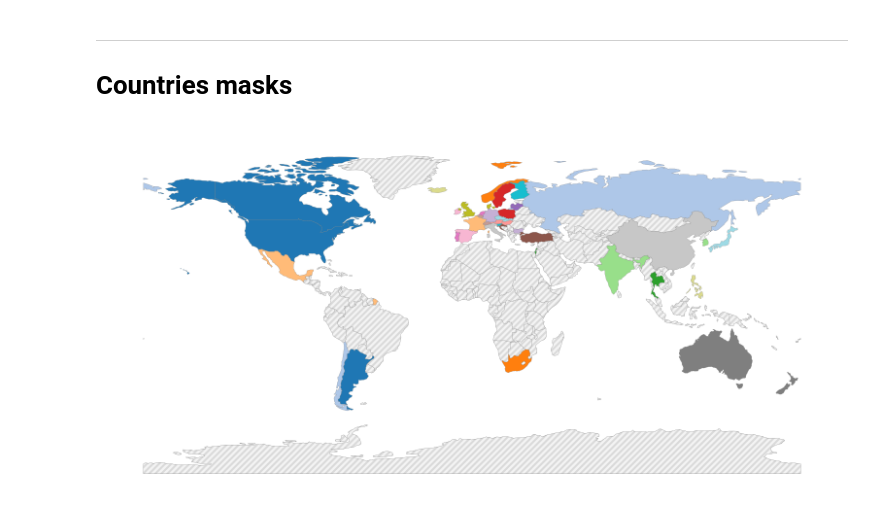
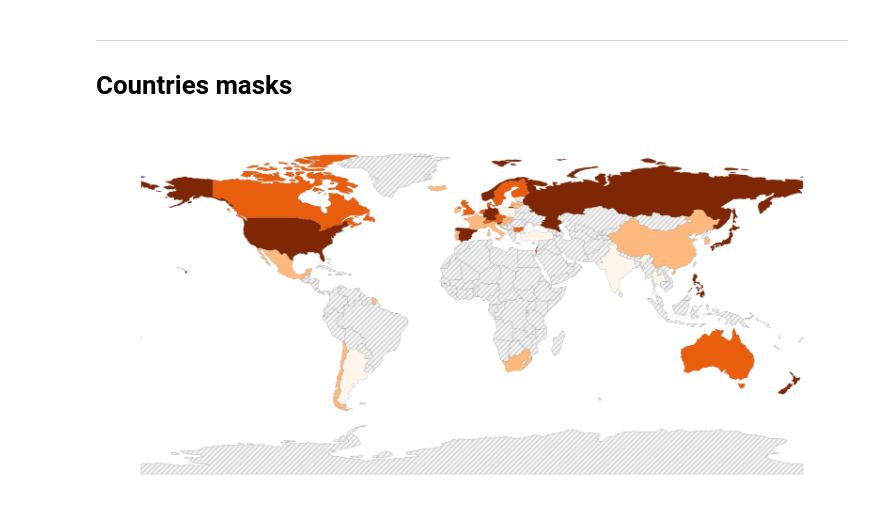
Before and after one commit to EdoardoTronconi/TesiMagistrale, a Jupyter notebook: Notebooks/LoadData.ipynb, the cells around one changed output. Drawn from its saved outputs; the diff is of its cells as text; code cells hidden in the pictures.

Commit message:
Retrained tensorflow model - added mixed effect linear model - added some figures

```diff
--- a/Notebooks/LoadData.ipynb
+++ b/Notebooks/LoadData.ipynb
@@ -1172,23 +1174,27 @@ c_names = {
     "Turkey" : "Turkiye",
 }
 worldmap.index = worldmap.index.map(lambda c: c if c not in c_names else c_names[c])
-
+data_issp = pd.read_pickle("../Processed_Data/questionnaires/issp_questionnaires_common.pickle")
 for year in [1993,2000,2010,2020]:
     worldmap[f"in_issp_{year}"] = worldmap.index.map(lambda c: c in data_issp.query("Year == @year").index.get_level_values("Country"))
+# %%
+worldmap["num"] = worldmap.drop(columns="geometry").sum(axis=1).astype(int)
 # %%
 import matplotlib.pyplot as plt
 
 plt.rcParams.update({'figure.dpi' : 300,
                      'mathtext.fontset' : 'stix',
                      'font.family' : 'STIXGeneral'
                     })
 
 fig, ax = plt.subplots()
-worldmap.query("in_issp_1993 == True or in_issp_2000 == True or in_issp_2010 == True or in_issp_2020 == True").plot(cmap="tab20", edgecolor="grey", linewidth=0.1, ax=ax)
+worldmap.query("in_issp_1993 == True or in_issp_2000 == True or in_issp_2010 == True or in_issp_2020 == True").plot(column="num", cmap="Oranges", edgecolor="grey", linewidth=0.1, ax=ax)
 worldmap.query("in_issp_1993 == False and in_issp_2000 == False and in_issp_2010 == False and in_issp_2020 == False").plot(color=[1,1,1], edgecolor="gray", linewidth=0.1, hatch="////////", ax=ax)
 worldmap.query("in_issp_1993 == False and in_issp_2000 == False and in_issp_2010 == False and in_issp_2020 == False").plot(edgecolor="gray", linewidth=0.1, color=[0.95,0.95,0.95], alpha=0.8, ax=ax)
 plt.axis("off");
+plt.tight_layout()
+#plt.savefig("../Figures/countries_issp_orange.pdf", format="pdf")
 # %% [output]
-[figure, old version]
+[figure, new version]
 # %%
 worldmap.to_pickle("Processed_Data/misc/worldmap.pickle")
```
Also changed, not shown: parts of 1 cell of this notebook, 15 other files.
